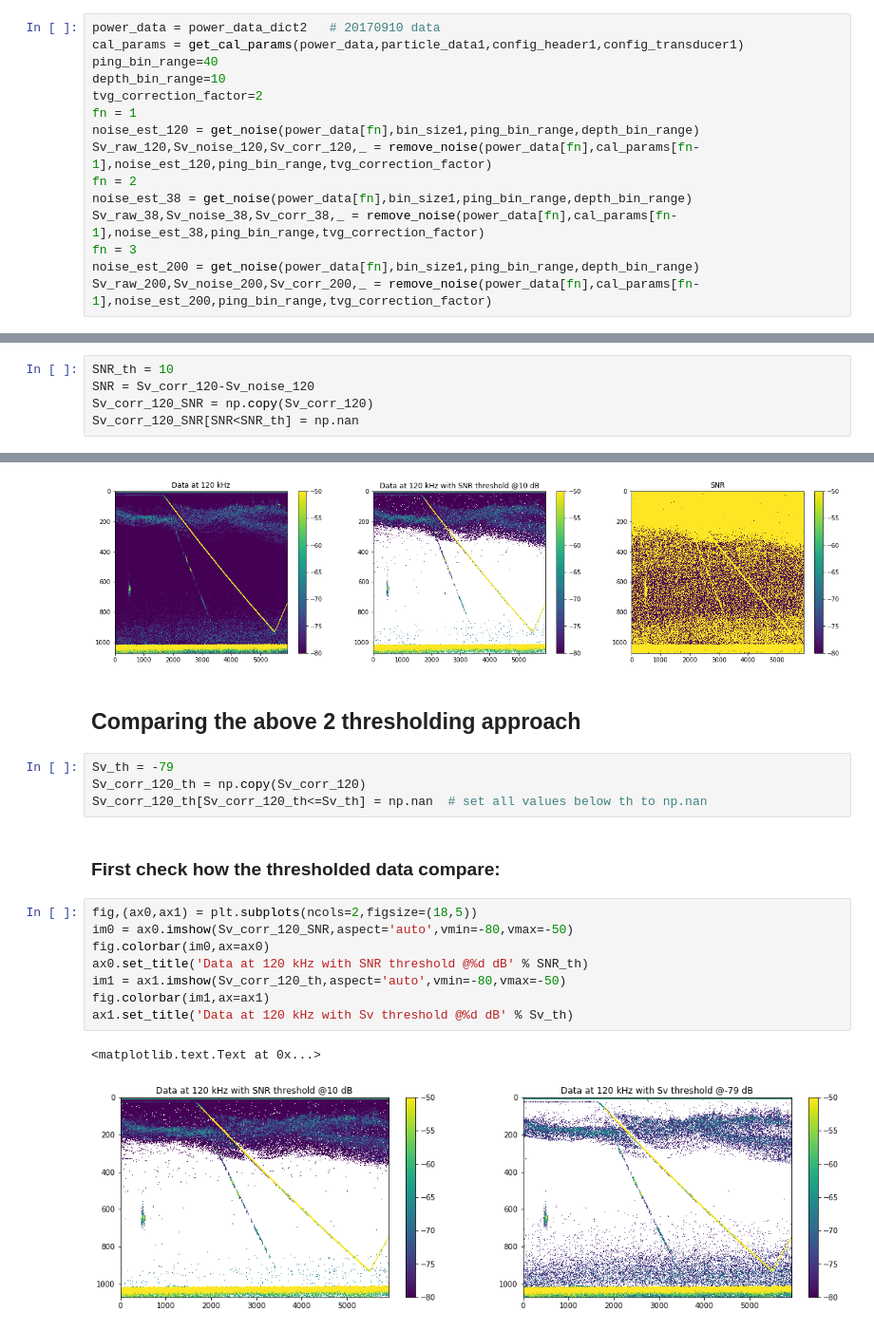
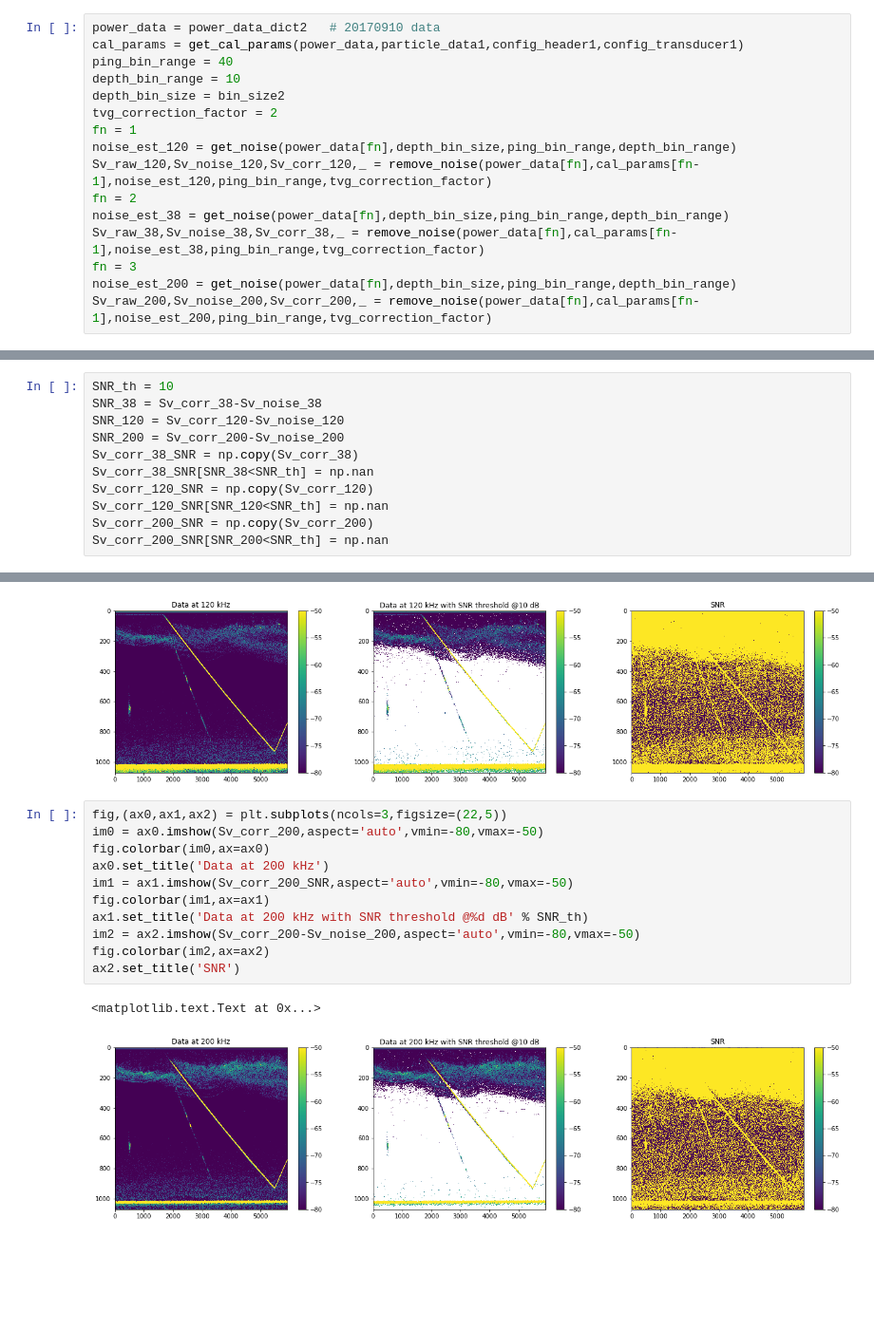
Before and after one commit to valentina-s/ooi_sonar, a Jupyter notebook: Freq-differencing.ipynb, the cells around one changed output, grey strips where cells are left out. Shown at 95% size. Saved outputs shown, nothing was run; the diff lists cells and outputs as text; blank space fills up the shorter version.

Commit message:
More investigation on noise removal. First attempt on dB-differencing.

```diff
--- a/Freq-differencing.ipynb
+++ b/Freq-differencing.ipynb
@@ -127,16 +127,17 @@ def remove_noise(power_data,cal,noise_est,ping_bin_range=40,tvg_correction_facto
 # %%
 power_data = power_data_dict2   # 20170910 data
 cal_params = get_cal_params(power_data,particle_data1,config_header1,config_transducer1)
-ping_bin_range=40
-depth_bin_range=10
-tvg_correction_factor=2
+ping_bin_range = 40
+depth_bin_range = 10
+depth_bin_size = bin_size2
+tvg_correction_factor = 2
 fn = 1
-noise_est_120 = get_noise(power_data[fn],bin_size1,ping_bin_range,depth_bin_range)
+noise_est_120 = get_noise(power_data[fn],depth_bin_size,ping_bin_range,depth_bin_range)
 Sv_raw_120,Sv_noise_120,Sv_corr_120,_ = remove_noise(power_data[fn],cal_params[fn-1],noise_est_120,ping_bin_range,tvg_correction_factor)
 fn = 2
-noise_est_38 = get_noise(power_data[fn],bin_size1,ping_bin_range,depth_bin_range)
+noise_est_38 = get_noise(power_data[fn],depth_bin_size,ping_bin_range,depth_bin_range)
 Sv_raw_38,Sv_noise_38,Sv_corr_38,_ = remove_noise(power_data[fn],cal_params[fn-1],noise_est_38,ping_bin_range,tvg_correction_factor)
 fn = 3
-noise_est_200 = get_noise(power_data[fn],bin_size1,ping_bin_range,depth_bin_range)
+noise_est_200 = get_noise(power_data[fn],depth_bin_size,ping_bin_range,depth_bin_range)
 Sv_raw_200,Sv_noise_200,Sv_corr_200,_ = remove_noise(power_data[fn],cal_params[fn-1],noise_est_200,ping_bin_range,tvg_correction_factor)
 # %% [markdown]
@@ -280,6 +207,12 @@ Based on the above figure should still select Sv threshold = -73 dB.
 ## Thresholding solely based on SNR
 # %%
 SNR_th = 10
-SNR = Sv_corr_120-Sv_noise_120
+SNR_38 = Sv_corr_38-Sv_noise_38
+SNR_120 = Sv_corr_120-Sv_noise_120
+SNR_200 = Sv_corr_200-Sv_noise_200
+Sv_corr_38_SNR = np.copy(Sv_corr_38)
+Sv_corr_38_SNR[SNR_38<SNR_th] = np.nan
 Sv_corr_120_SNR = np.copy(Sv_corr_120)
-Sv_corr_120_SNR[SNR<SNR_th] = np.nan
+Sv_corr_120_SNR[SNR_120<SNR_th] = np.nan
+Sv_corr_200_SNR = np.copy(Sv_corr_200)
+Sv_corr_200_SNR[SNR_200<SNR_th] = np.nan
@@ -297,22 +244,17 @@ ax2.set_title('SNR')
 # %% [output]
 <matplotlib.text.Text at 0x...>
 [figure]
-# %% [markdown]
-## Comparing the above 2 thresholding approach
-# %%
-Sv_th = -79
-Sv_corr_120_th = np.copy(Sv_corr_120)
-Sv_corr_120_th[Sv_corr_120_th<=Sv_th] = np.nan  # set all values below th to np.nan
-# %% [markdown]
-### First check how the thresholded data compare:
 # %%
-fig,(ax0,ax1) = plt.subplots(ncols=2,figsize=(18,5))
-im0 = ax0.imshow(Sv_corr_120_SNR,aspect='auto',vmin=-80,vmax=-50)
+fig,(ax0,ax1,ax2) = plt.subplots(ncols=3,figsize=(22,5))
+im0 = ax0.imshow(Sv_corr_200,aspect='auto',vmin=-80,vmax=-50)
 fig.colorbar(im0,ax=ax0)
-ax0.set_title('Data at 120 kHz with SNR threshold @%d dB' % SNR_th)
-im1 = ax1.imshow(Sv_corr_120_th,aspect='auto',vmin=-80,vmax=-50)
+ax0.set_title('Data at 200 kHz')
+im1 = ax1.imshow(Sv_corr_200_SNR,aspect='auto',vmin=-80,vmax=-50)
 fig.colorbar(im1,ax=ax1)
-ax1.set_title('Data at 120 kHz with Sv threshold @%d dB' % Sv_th)
+ax1.set_title('Data at 200 kHz with SNR threshold @%d dB' % SNR_th)
+im2 = ax2.imshow(Sv_corr_200-Sv_noise_200,aspect='auto',vmin=-80,vmax=-50)
+fig.colorbar(im2,ax=ax2)
+ax2.set_title('SNR')
 # %% [output]
 <matplotlib.text.Text at 0x...>
-[figure, old version]
+[figure, new version]
```
Also changed, not shown: parts of 31 cells of this notebook, 6 other files.
